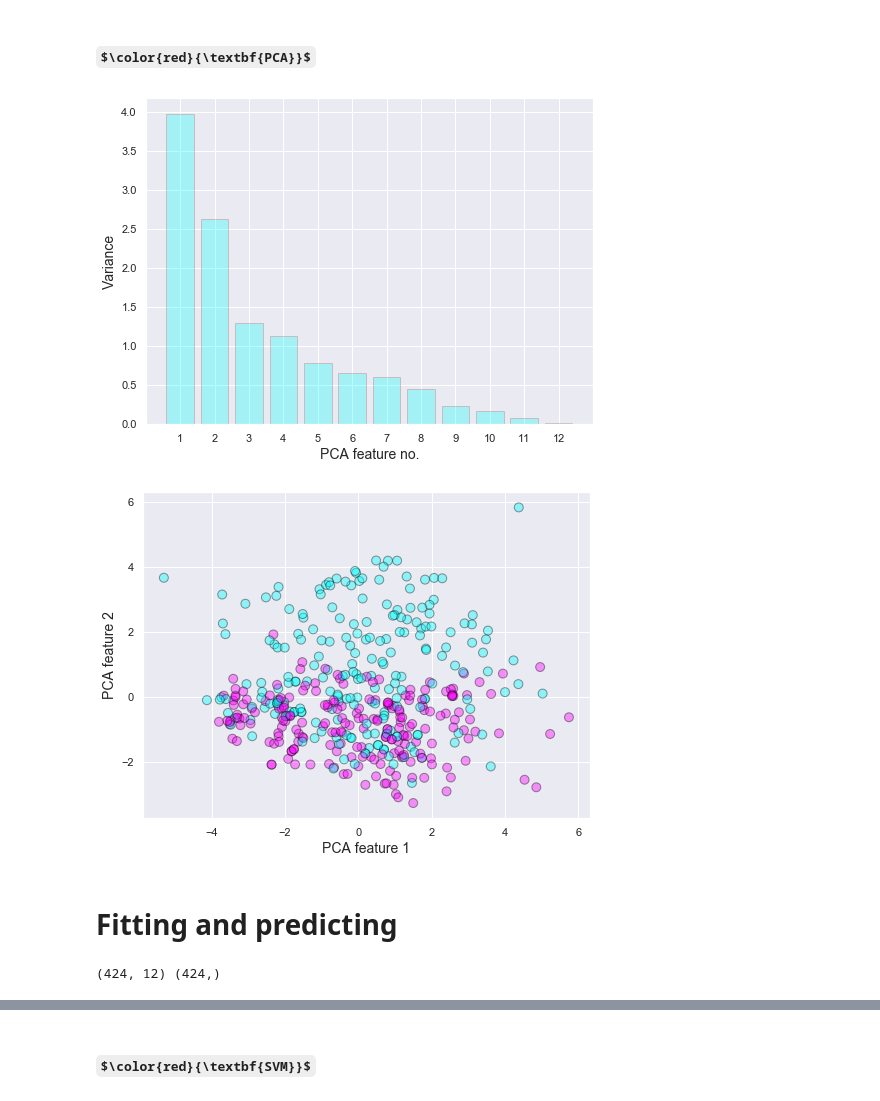
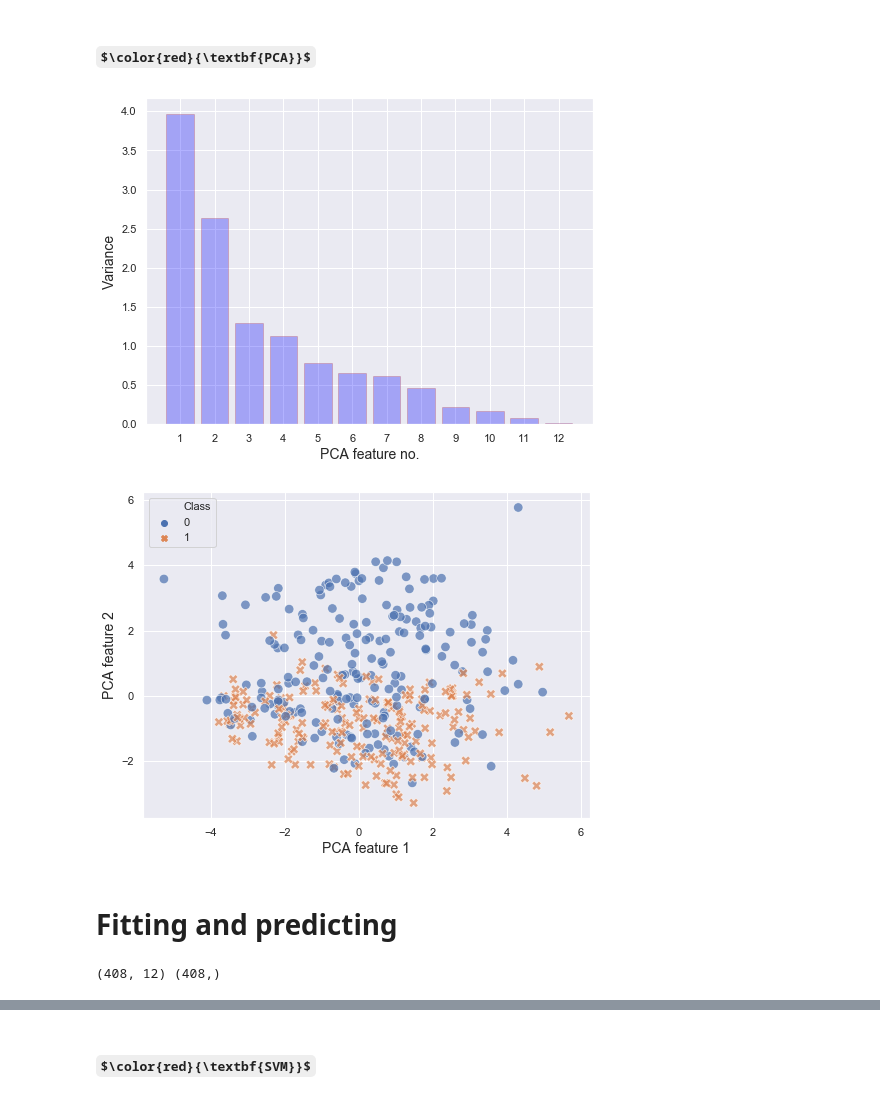
Before and after one commit to davidpirts/DBAASP, a Jupyter notebook: ml.ipynb, the cells around one changed output, grey strips where cells are left out. Cells and saved outputs as stored; diff of their text form; code cells hidden in the pictures; some formulas as TeX source.

```diff
--- a/ml.ipynb
+++ b/ml.ipynb
@@ -75,0 +67,3 @@ df.head(5)
+# %%
+# check for duplicates
+df.drop_duplicates(inplace=True)
@@ -125,16 +124,16 @@ from sklearn.decomposition import PCA
 # %%
 pca_transformer = PCA()
 stdzed_raw_data = StandardScaler().fit_transform(df.drop(['Class'], axis=1).values)
 pca_transformer.fit(stdzed_raw_data)
 pca_feat_matrix = pca_transformer.transform(stdzed_raw_data)
 features = range(1, pca_transformer.n_components_ + 1)
-plt.bar(features, pca_transformer.explained_variance_, color='cyan', edgecolor='r', alpha=0.3)
+plt.bar(features, pca_transformer.explained_variance_, color='blue', edgecolor='r', alpha=0.3)
 plt.xticks(features)
 plt.xlabel('PCA feature no.', fontsize = 14)
 plt.ylabel('Variance', fontsize = 14)
 plt.show()
 # %% [output]
-[figure, old version]
+[figure, new version]
 # %%
 # The data is NOT lower-dimensional, but let's anyway check if the 2-component PCA would separate classes
 # %%
@@ -143,10 +142,10 @@ stdzed_raw_data = StandardScaler().fit_transform(df.drop(['Class'], axis=1).valu
 pca_transformer.fit(stdzed_raw_data)
 pca_feat_matrix = pca_transformer.transform(stdzed_raw_data)
 features = range(1, pca_transformer.n_components_ + 1)
-plt.scatter(pca_feat_matrix[:,0], pca_feat_matrix[:,1], c=df['Class'], marker='o',
-            s=80, alpha=.4, cmap='cool', edgecolor='black')
+sns.scatterplot(x = pca_feat_matrix[:,0], y = pca_feat_matrix[:,1], hue = df['Class'], style = df['Class'], marker='o',
+            s=90, alpha=0.7)
 plt.xlabel('PCA feature 1', fontsize=14)
 plt.ylabel('PCA feature 2', fontsize =14)
 plt.show()
 # %% [output]
-[figure, old version]
+[figure, new version]
@@ -172,6 +171,6 @@ X = df.drop(['Class'], axis=1).values
 y = df['Class'].values
 print(X.shape, y.shape)
 # %% [output]
-(424, 12) (424,)
+(408, 12) (408,)
 # %%
 X_train, X_test, y_train, y_test = train_test_split(X, y, test_size=0.2)
```
Also changed, not shown: parts of 15 cells of this notebook.
